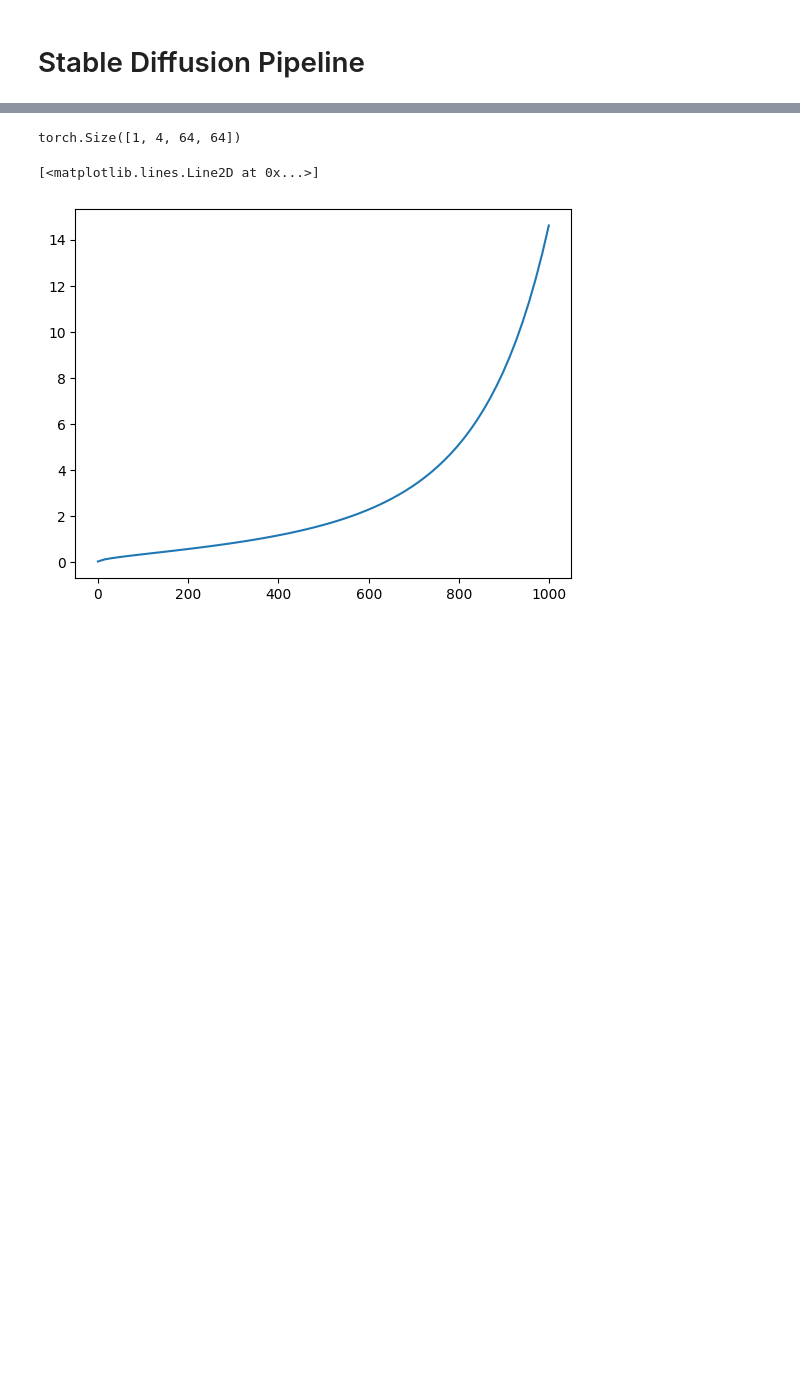
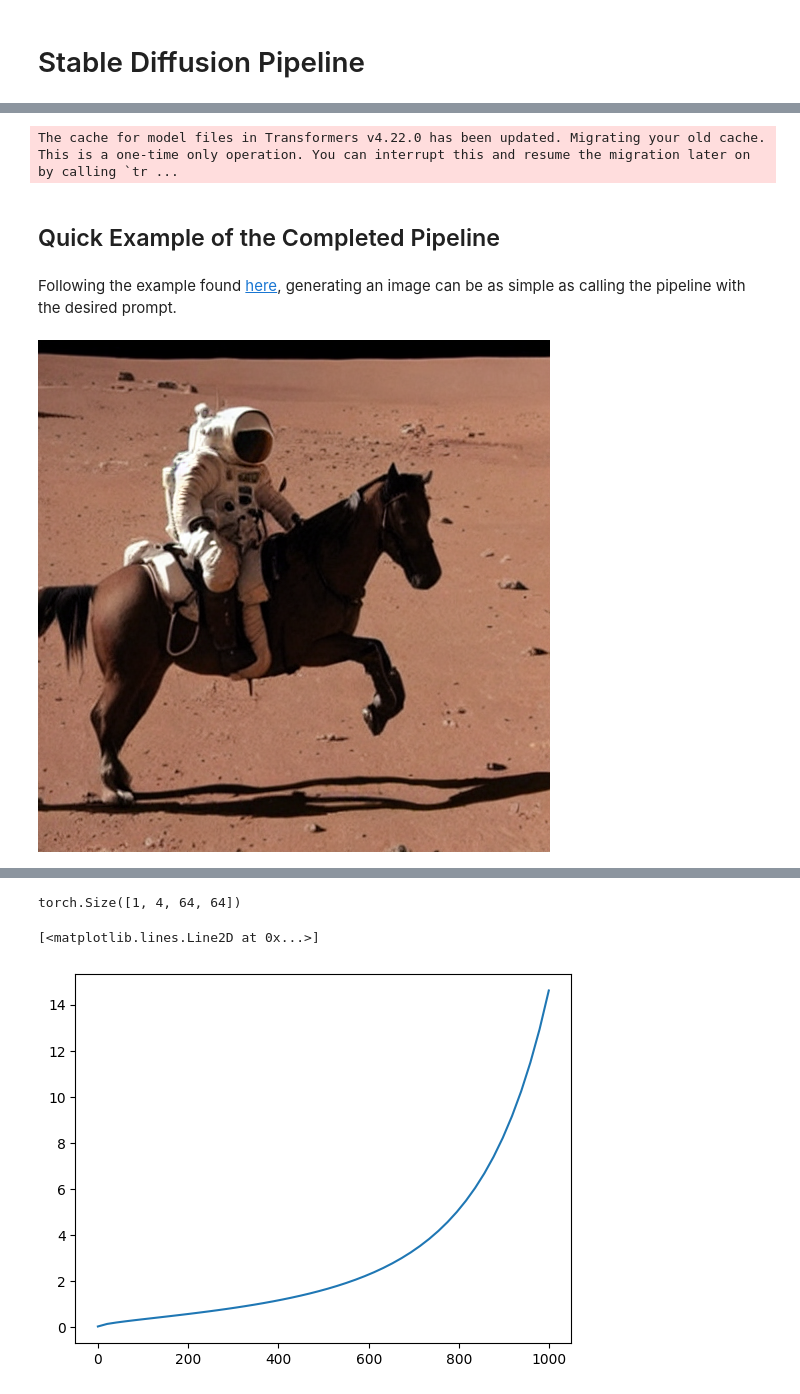
Before and after one commit to felipexavier11/stable-diffusion-studies, a Jupyter notebook: Stable_Diffusion_Pipeline.ipynb, the cells around one changed output, grey strips where cells are left out. Saved outputs shown, nothing was run; the diff lists cells and outputs as text; code cells hidden in the pictures; blank space fills up the shorter version.

```diff
--- a/Stable_Diffusion_Pipeline.ipynb
+++ b/Stable_Diffusion_Pipeline.ipynb
@@ -7,0 +7,31 @@ import torch
+# %%
+import torch
+
+from diffusers import (AutoencoderKL, StableDiffusionPipeline,
+                       UNet2DConditionModel)
+from PIL import Image
+from tqdm.auto import tqdm
+from transformers import CLIPTextModel, CLIPTokenizer
+# %% [output]
+The cache for model files in Transformers v4.22.0 has been updated. Migrating your old cache. This is a one-time only operation. You can interrupt this and resume the migration later on by calling `tr ...
+# %% [markdown]
+## Quick Example of the Completed Pipeline
+# %% [markdown]
+Following the example found [here](https://huggingface.co/CompVis/stable-diffusion-v1-4#pytorch), generating an image can be as simple as calling the pipeline with the desired prompt.
+# %%
+torch.manual_seed(1337)
+
+model_id = "CompVis/stable-diffusion-v1-4"
+device = "cuda"
+
+pipe = StableDiffusionPipeline.from_pretrained(model_id,
+                                               torch_dtype=torch.float16)
+pipe = pipe.to(device)
+
+prompt = "a photo of an astronaut riding a horse on mars"
+image = pipe(prompt).images[0]
+
+image.save("astronaut_rides_horse.png")
+image
+# %% [output]
+[figure, added]
```
Also changed, not shown: parts of 36 cells of this notebook.
